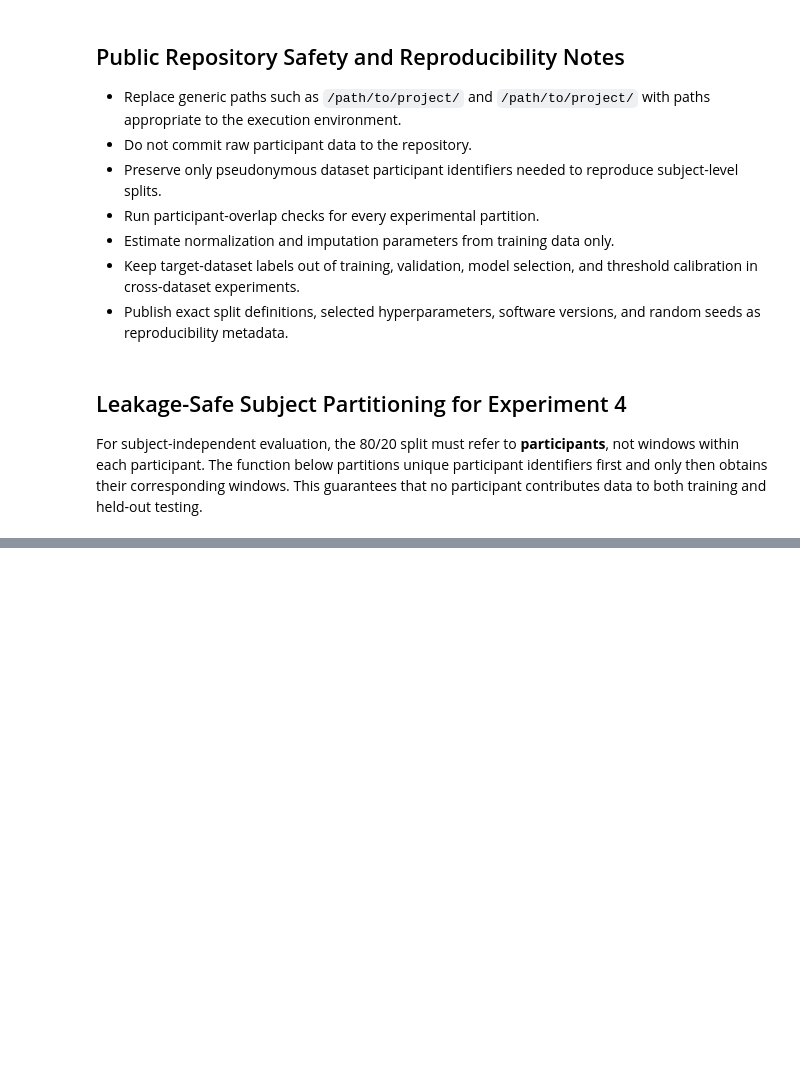
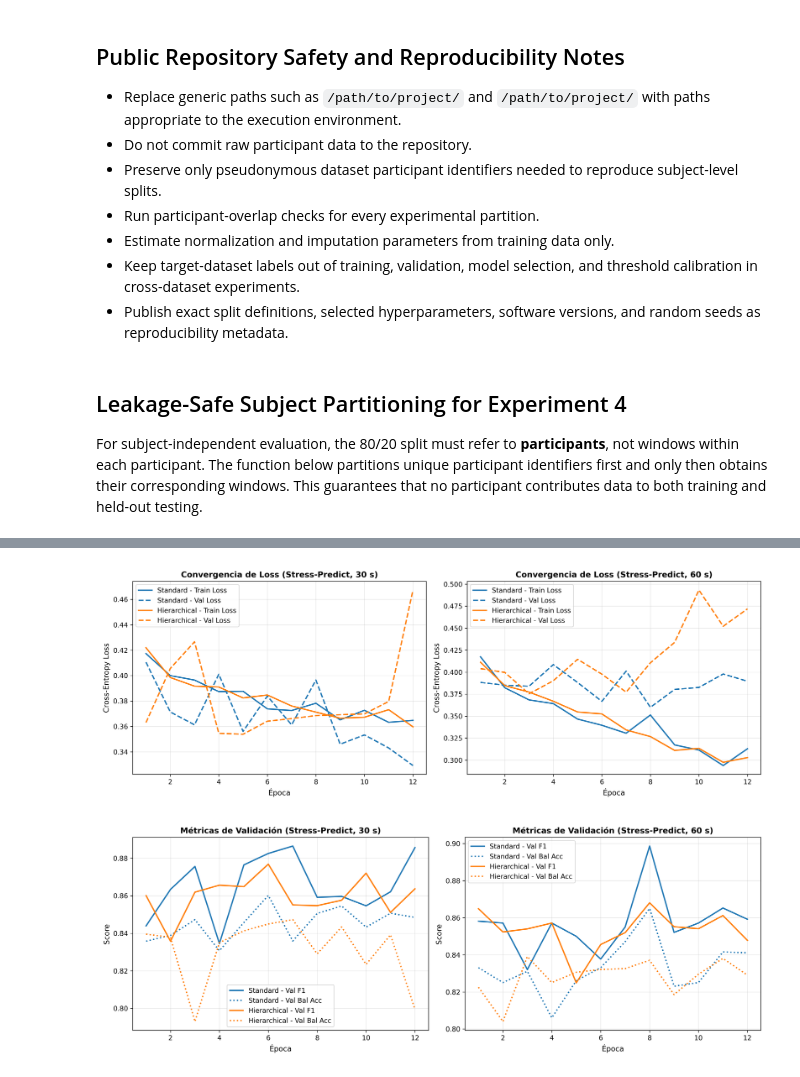
Before and after one commit to MatiasMaravi/TimePatch-SSL, a Jupyter notebook: notebooks/timepatch_ssl.ipynb, the cells around one changed output, grey strips where cells are left out. Cells and saved outputs as stored; diff of their text form; code cells hidden in the pictures; blank space fills up the shorter version.

```diff
--- a/notebooks/timepatch_ssl.ipynb
+++ b/notebooks/timepatch_ssl.ipynb
@@ -2007,0 +2113,25 @@ def make_subject_holdout_split(groups, train_fraction=0.80, random_state=42):
+# %%
+# 1. Load and display Convergence Summary
+conv_table_path = "../results/tables/audit_point3_convergence_summary.csv"
+if os.path.exists(conv_table_path):
+    df_conv = pd.read_csv(conv_table_path)
+    display(df_conv)
+
+# 2. Display Loss Curves
+loss_fig_path = "../results/figures/audit_point3_loss_curves.png"
+if os.path.exists(loss_fig_path):
+    img_loss = mpimg.imread(loss_fig_path)
+    plt.figure(figsize=(14, 5), dpi=150)
+    plt.imshow(img_loss)
+    plt.axis("off")
+    plt.show()
+
+# 3. Display Validation Metric Curves
+val_fig_path = "../results/figures/audit_point3_val_metrics_curves.png"
+if os.path.exists(val_fig_path):
+    img_val = mpimg.imread(val_fig_path)
+    plt.figure(figsize=(14, 5), dpi=150)
+    plt.imshow(img_val)
+    plt.axis("off")
+    plt.show()
+# %% [output]
@@ -2007,0 +2143,2 @@ def make_subject_holdout_split(groups, train_fraction=0.80, random_state=42):
+[figure, added]
+[figure, added]
```
Also changed, not shown: parts of 9 cells of this notebook, 39 other files.
